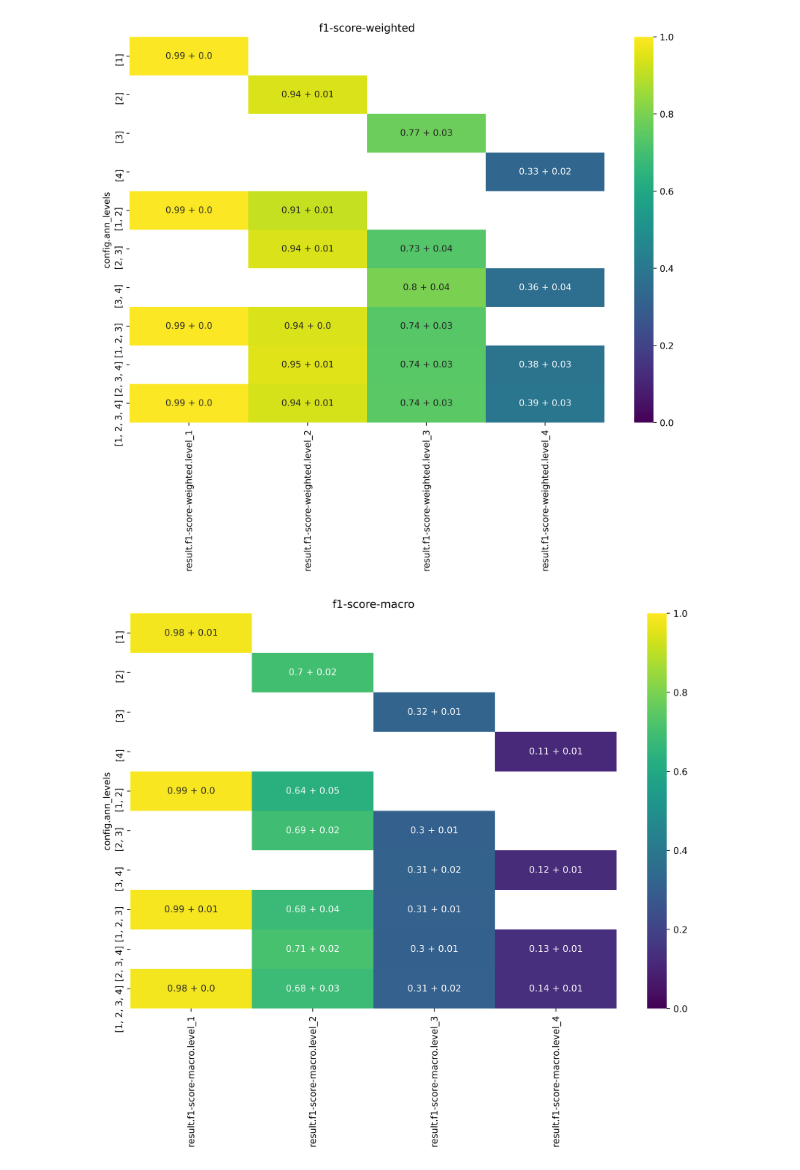
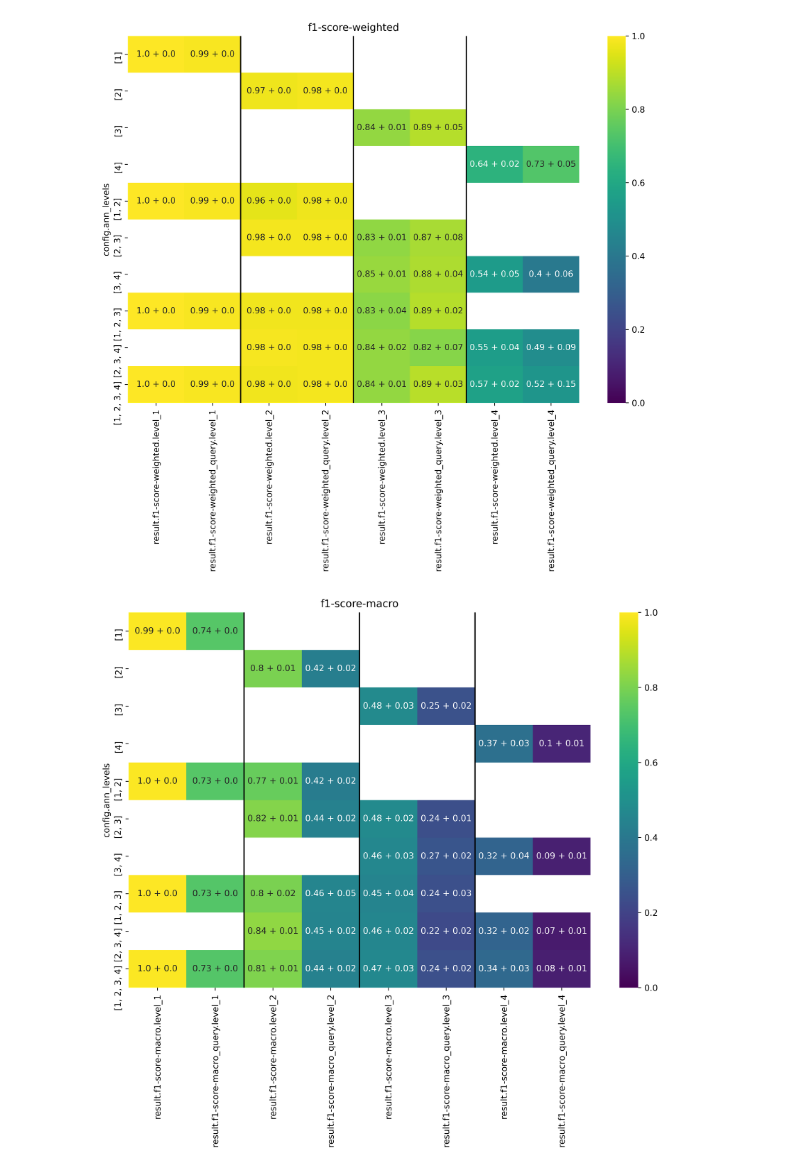
Before and after one commit to theislab/scPoli_reproduce, a Jupyter notebook: hierarchical/Untitled.ipynb, the cells around one changed output. Drawn from its saved outputs; the diff is of its cells as text; code cells hidden in the pictures.

```diff
--- a/hierarchical/Untitled.ipynb
+++ b/hierarchical/Untitled.ipynb
@@ -43,7 +52,7 @@ def process_df(df, metric='f1-score'):
     return df
 # %%
 def plot(df, metric):
-    df = process_df(results)
+    df = process_df(df)
     df_scores = df[df.columns[df.columns.str.contains(metric)]]
     df_scores.index = df['config.ann_levels'].astype('str')
     fig, ax = plt.subplots(1, 1, figsize=(12, 8))
@@ -96,3 +105,7 @@ def plot(df, metric):
         ax=ax
     )
     ax.set_title(metric)
+    ax.vlines([2, 4, 6], *ax.get_ylim(), color='black')
+    #plt.close()
+# %%
+results = seml.get_results('hierarchical_full', to_data_frame=True)
@@ -98,0 +128,11 @@ def plot(df, metric):
+# %%
+fig, ax = plt.subplots(1, 1, figsize=(10, 6))
+plt.rcParams['figure.dpi'] = 100
+r = results.iloc[9]['result.classification_report_query.level_4']
+r = r['f1-score'][r['support']>0]
+(
+    r
+    .sort_values()
+    .plot
+    .barh(ax=ax)
+)
@@ -98,0 +142,11 @@ def plot(df, metric):
+# %%
+fig, ax = plt.subplots(1, 1, figsize=(10, 6))
+plt.rcParams['figure.dpi'] = 100
+r = results.iloc[3]['result.classification_report_query.level_4']
+r = r['f1-score'][r['support']>0]
+(
+    r
+    .sort_values()
+    .plot
+    .barh(ax=ax)
+)
@@ -99,9 +156,9 @@ def plot(df, metric):
 # %%
-plot(df, 'f1-score-weighted')
+plot(results, 'f1-score-weighted')
 # %% [output]
-[figure, old version]
+[figure, new version]
 # %%
-plot(df, 'f1-score-macro')
+plot(results, 'f1-score-macro')
 # %% [output]
-[figure, old version]
+[figure, new version]
 # %%
```
Also changed, not shown: parts of 11 cells of this notebook, 46 other files.
